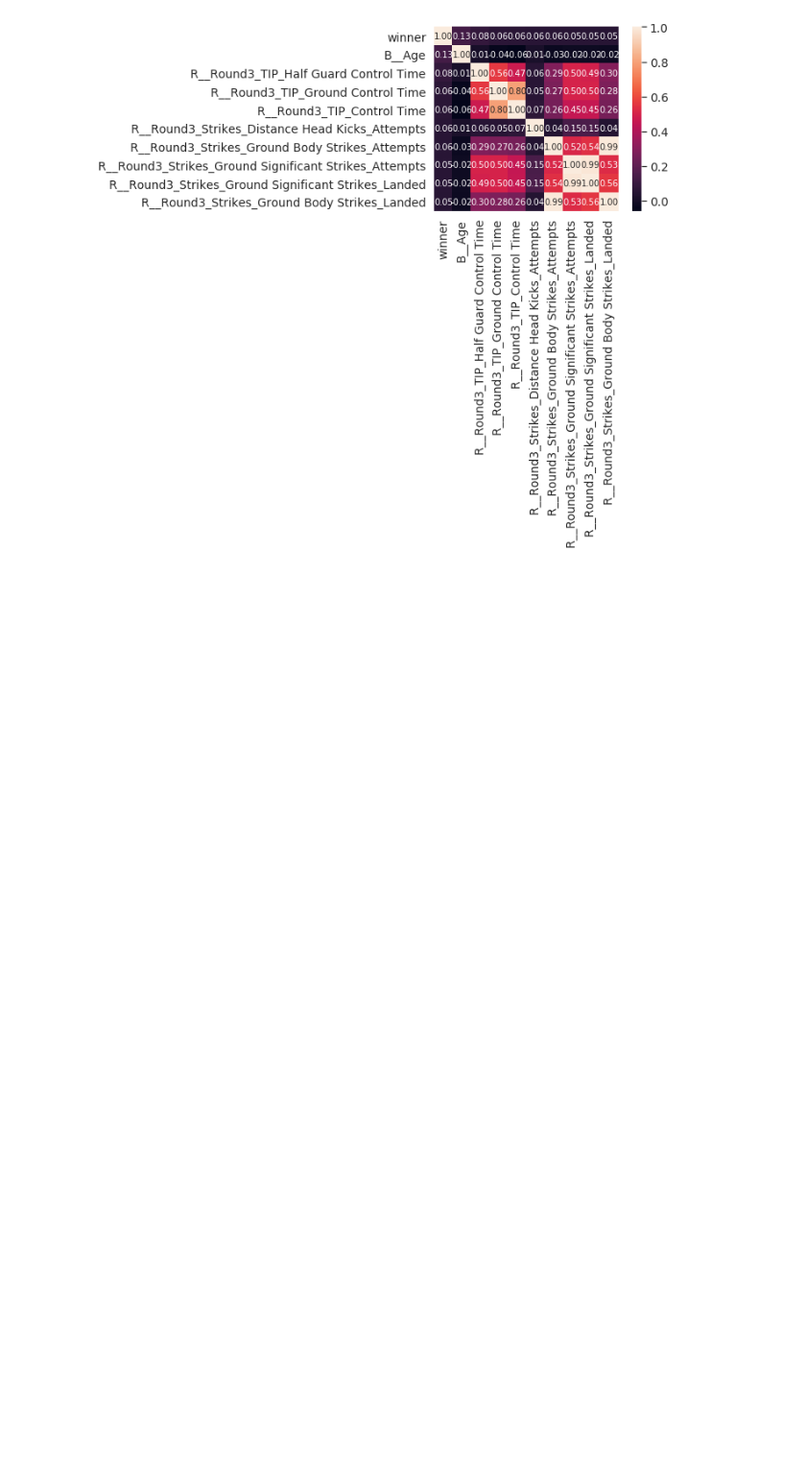
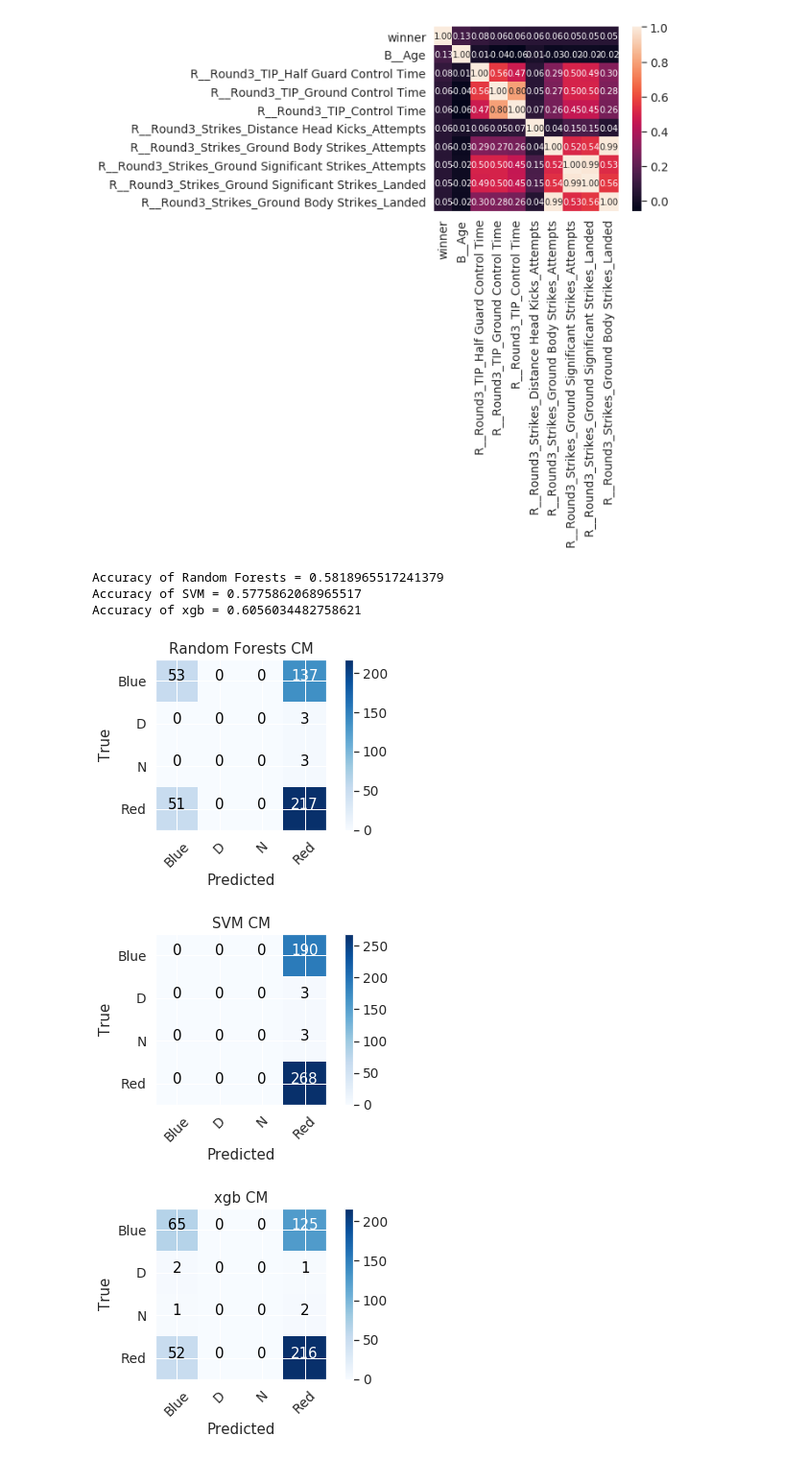
Before and after one commit to Hitkul/UFC_Fight_Prediction, a Jupyter notebook: UFC.ipynb, the cells around one changed output. Shown: that part at 96% size. Cells and saved outputs as stored; diff of their text form; code cells hidden in the pictures; blank space fills up the shorter version.

```diff
--- a/UFC.ipynb
+++ b/UFC.ipynb
@@ -192,0 +235,5 @@ def plot_cm(cm,title):
+# %%
+def pprint_results(results):
+    for model in results.keys():
+        print(f'Accuracy of {model} = {results[model][0]}')
+        plot_cm(results[model][1],f"{model} CM")
@@ -193 +258,12 @@ def plot_cm(cm,title):
+# %%
+results_stock = run_all(dropdata)
+# %%
+pprint_results(results_stock)
+# %% [output]
+Accuracy of Random Forests = 0.5818965517241379
+Accuracy of SVM = 0.5775862068965517
+Accuracy of xgb = 0.6056034482758621
+[figure, added]
+[figure, added]
+[figure, added]
 # %%
```
Also changed, not shown: parts of 22 cells of this notebook.
